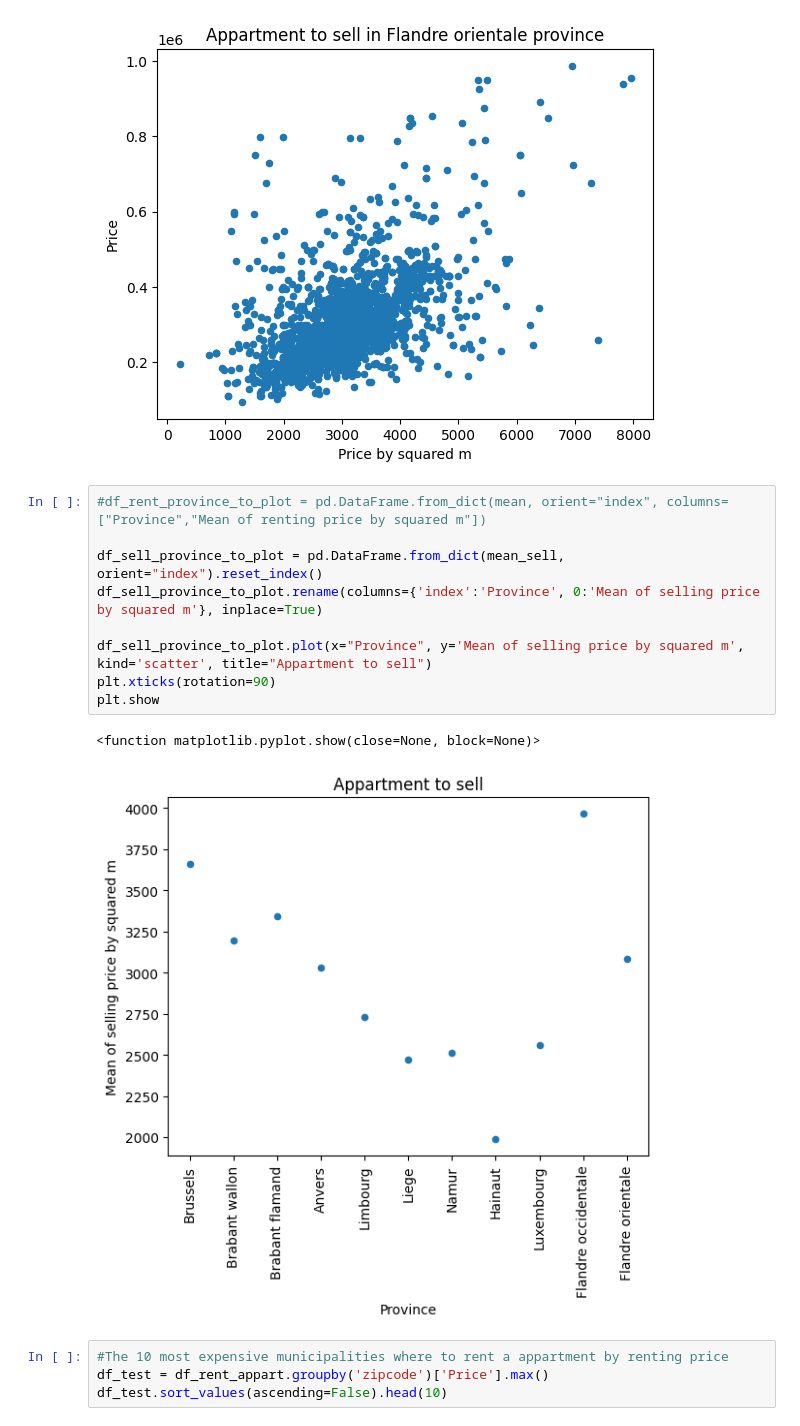
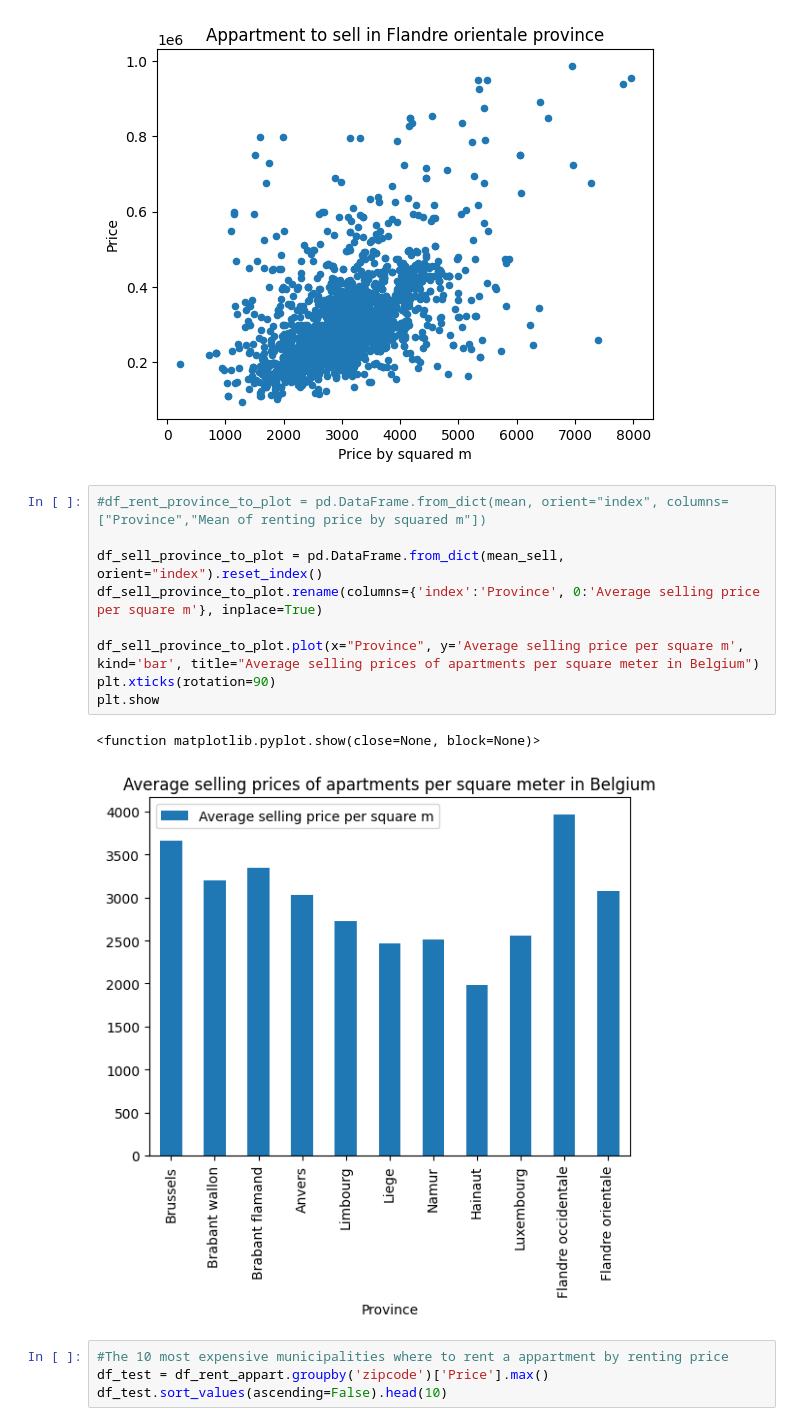
Before and after one commit to vdbromain/real-estate-price-prediction, a Jupyter notebook: data_analysis/Second_Week.ipynb, the cells around one changed output. Saved outputs shown, nothing was run; the diff lists cells and outputs as text.

```diff
--- a/Second_Week.ipynb
+++ b/data_analysis/Second_Week.ipynb
@@ -960,15 +960,15 @@ The mean selling Price by squared m in Flandre orientale Province is 3080.73 €
 # %%
 #df_rent_province_to_plot = pd.DataFrame.from_dict(mean, orient="index", columns=["Province","Mean of renting price by squared m"])
 
 df_sell_province_to_plot = pd.DataFrame.from_dict(mean_sell, orient="index").reset_index()
-df_sell_province_to_plot.rename(columns={'index':'Province', 0:'Mean of selling price by squared m'}, inplace=True)
+df_sell_province_to_plot.rename(columns={'index':'Province', 0:'Average selling price per square m'}, inplace=True)
 
-df_sell_province_to_plot.plot(x="Province", y='Mean of selling price by squared m', kind='scatter', title="Appartment to sell")
+df_sell_province_to_plot.plot(x="Province", y='Average selling price per square m', kind='bar', title="Average selling prices of apartments per square meter in Belgium")
 plt.xticks(rotation=90)
 plt.show
 # %% [output]
 <function matplotlib.pyplot.show(close=None, block=None)>
-[figure, old version]
+[figure, new version]
 # %%
 #The 10 most expensive municipalities where to rent a appartment by renting price
 df_test = df_rent_appart.groupby('zipcode')['Price'].max()
```
Also changed, not shown: parts of 1 cell of this notebook, 3 other files.
